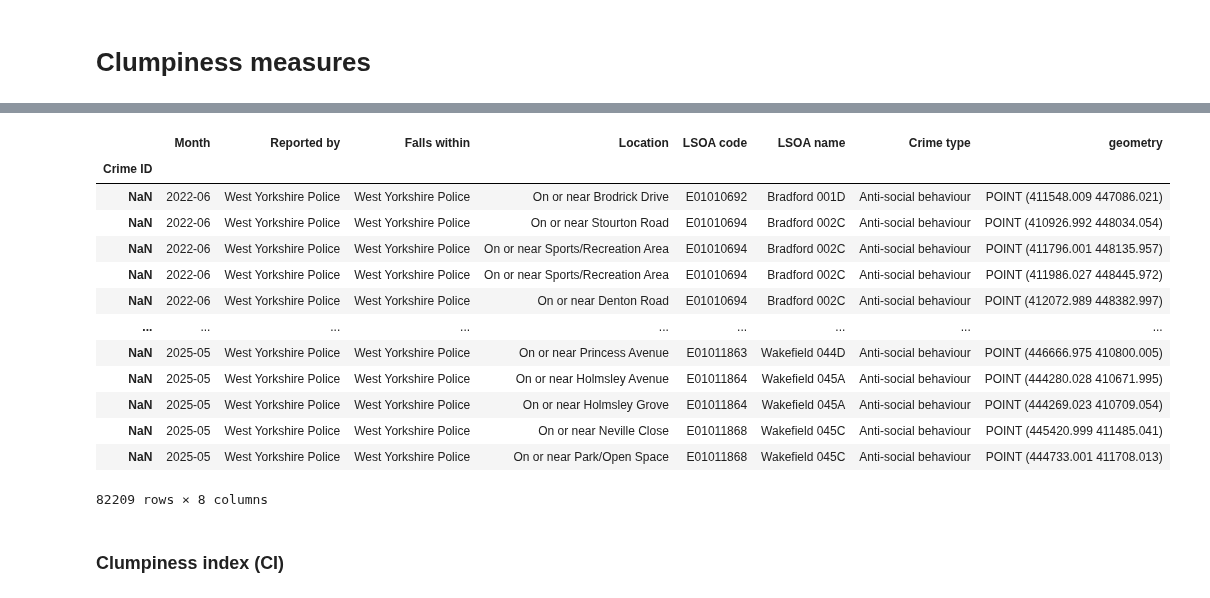
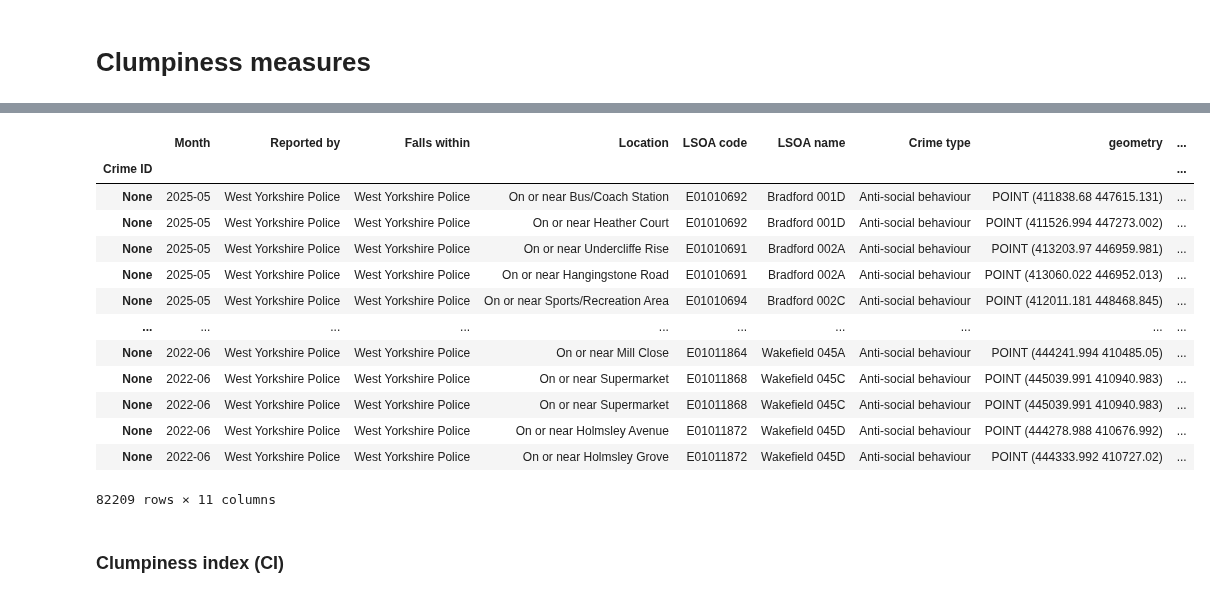
Before and after one commit to safer-streets/safer-streets-core, a Jupyter notebook: clumpiness.ipynb, the cells around one changed output, grey strips where cells are left out. Drawn from its saved outputs; the diff is of its cells as text; code cells hidden in the pictures.

```diff
--- a/clumpiness.ipynb
+++ b/clumpiness.ipynb
@@ -20,5 +21,6 @@ from utils import (
 # %%
 FORCE = "West Yorkshire"
+LATEST_DATE = Month(2025, 5)
 CATEGORY = CATEGORIES[1]  # ASB
 AREA: SpatialUnit = "GRID"
 AREA_PARAMETERS = defaultdict(
@@ -33,25 +35,25 @@ AREA_PARAMETERS = defaultdict(
 # AREA_THRESHOLDS = [0.5, 0.25, 0.1]
 # %%
 force_boundary = get_force_boundary(FORCE)
-raw_crime_data = extract_crime_data(FORCE, filters={"Crime type": CATEGORY})
+raw_crime_data = load_crime_data(FORCE, Itr(monthgen(LATEST_DATE, backwards=True)).take(36), filters={"Crime type": CATEGORY})
 # remove any points outside boundary
-raw_crime_data = raw_crime_data[raw_crime_data.geometry.intersects(force_boundary.geometry.union_all())]
+raw_crime_data = raw_crime_data.sjoin(force_boundary)
 raw_crime_data
 # %% [output]
-|  | Month | Reported by | Falls within | Location | LSOA code | LSOA name | Crime type | geometry |
-| Crime ID |  |  |  |  |  |  |  |  |
-| NaN | 2022-06 | West Yorkshire Police | West Yorkshire Police | On or near Brodrick Drive | E01010692 | Bradford 001D | Anti-social behaviour | POINT (411548.009 447086.021) |
-| NaN | 2022-06 | West Yorkshire Police | West Yorkshire Police | On or near Stourton Road | E01010694 | Bradford 002C | Anti-social behaviour | POINT (410926.992 448034.054) |
-| NaN | 2022-06 | West Yorkshire Police | West Yorkshire Police | On or near Sports/Recreation Area | E01010694 | Bradford 002C | Anti-social behaviour | POINT (411796.001 448135.957) |
-| NaN | 2022-06 | West Yorkshire Police | West Yorkshire Police | On or near Sports/Recreation Area | E01010694 | Bradford 002C | Anti-social behaviour | POINT (411986.027 448445.972) |
-| NaN | 2022-06 | West Yorkshire Police | West Yorkshire Police | On or near Denton Road | E01010694 | Bradford 002C | Anti-social behaviour | POINT (412072.989 448382.997) |
-| ... | ... | ... | ... | ... | ... | ... | ... | ... |
-| NaN | 2025-05 | West Yorkshire Police | West Yorkshire Police | On or near Princess Avenue | E01011863 | Wakefield 044D | Anti-social behaviour | POINT (446666.975 410800.005) |
-| NaN | 2025-05 | West Yorkshire Police | West Yorkshire Police | On or near Holmsley Avenue | E01011864 | Wakefield 045A | Anti-social behaviour | POINT (444280.028 410671.995) |
-| NaN | 2025-05 | West Yorkshire Police | West Yorkshire Police | On or near Holmsley Grove | E01011864 | Wakefield 045A | Anti-social behaviour | POINT (444269.023 410709.054) |
-| NaN | 2025-05 | West Yorkshire Police | West Yorkshire Police | On or near Neville Close | E01011868 | Wakefield 045C | Anti-social behaviour | POINT (445420.999 411485.041) |
-| NaN | 2025-05 | West Yorkshire Police | West Yorkshire Police | On or near Park/Open Space | E01011868 | Wakefield 045C | Anti-social behaviour | POINT (444733.001 411708.013) |
+|  | Month | Reported by | Falls within | Location | LSOA code | LSOA name | Crime type | geometry | ... |
+| Crime ID |  |  |  |  |  |  |  |  | ... |
+| None | 2025-05 | West Yorkshire Police | West Yorkshire Police | On or near Bus/Coach Station | E01010692 | Bradford 001D | Anti-social behaviour | POINT (411838.68 447615.131) | ... |
+| None | 2025-05 | West Yorkshire Police | West Yorkshire Police | On or near Heather Court | E01010692 | Bradford 001D | Anti-social behaviour | POINT (411526.994 447273.002) | ... |
+| None | 2025-05 | West Yorkshire Police | West Yorkshire Police | On or near Undercliffe Rise | E01010691 | Bradford 002A | Anti-social behaviour | POINT (413203.97 446959.981) | ... |
+| None | 2025-05 | West Yorkshire Police | West Yorkshire Police | On or near Hangingstone Road | E01010691 | Bradford 002A | Anti-social behaviour | POINT (413060.022 446952.013) | ... |
+| None | 2025-05 | West Yorkshire Police | West Yorkshire Police | On or near Sports/Recreation Area | E01010694 | Bradford 002C | Anti-social behaviour | POINT (412011.181 448468.845) | ... |
+| ... | ... | ... | ... | ... | ... | ... | ... | ... | ... |
+| None | 2022-06 | West Yorkshire Police | West Yorkshire Police | On or near Mill Close | E01011864 | Wakefield 045A | Anti-social behaviour | POINT (444241.994 410485.05) | ... |
+| None | 2022-06 | West Yorkshire Police | West Yorkshire Police | On or near Supermarket | E01011868 | Wakefield 045C | Anti-social behaviour | POINT (445039.991 410940.983) | ... |
+| None | 2022-06 | West Yorkshire Police | West Yorkshire Police | On or near Supermarket | E01011868 | Wakefield 045C | Anti-social behaviour | POINT (445039.991 410940.983) | ... |
+| None | 2022-06 | West Yorkshire Police | West Yorkshire Police | On or near Holmsley Avenue | E01011872 | Wakefield 045D | Anti-social behaviour | POINT (444278.988 410676.992) | ... |
+| None | 2022-06 | West Yorkshire Police | West Yorkshire Police | On or near Holmsley Grove | E01011872 | Wakefield 045D | Anti-social behaviour | POINT (444333.992 410727.02) | ... |
-82209 rows × 8 columns
+82209 rows × 11 columns
 # %% [markdown]
 ### Clumpiness index (CI)
 # %%
```
Also changed, not shown: parts of 10 cells of this notebook, 11 other files.
